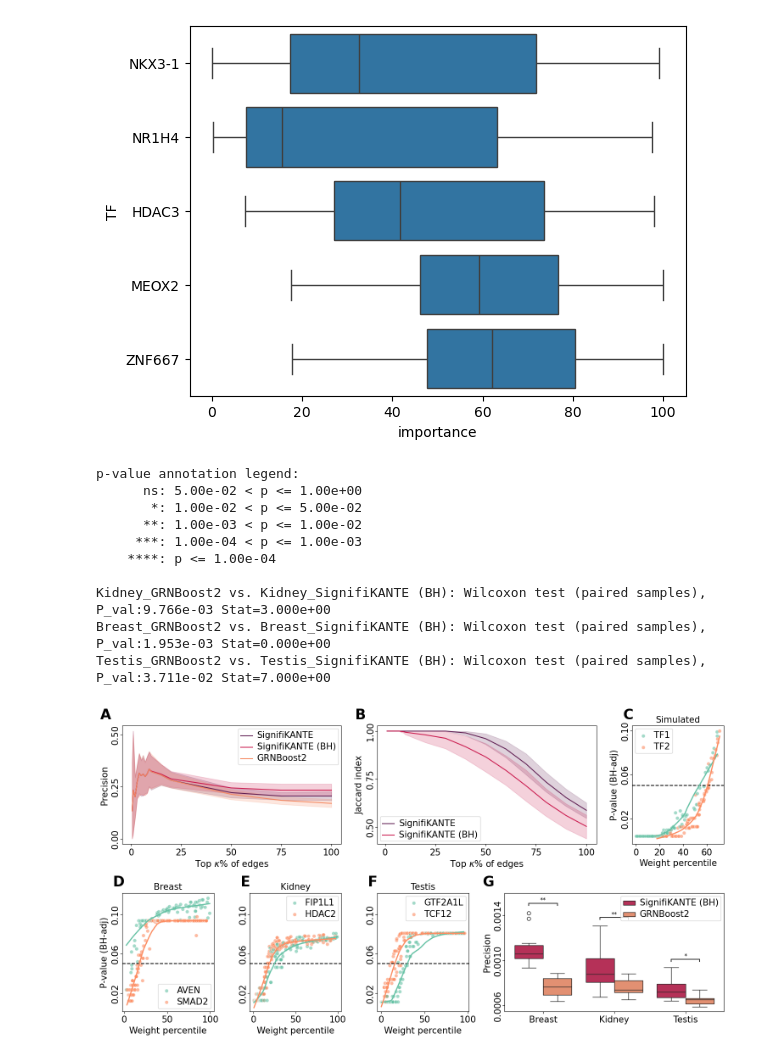
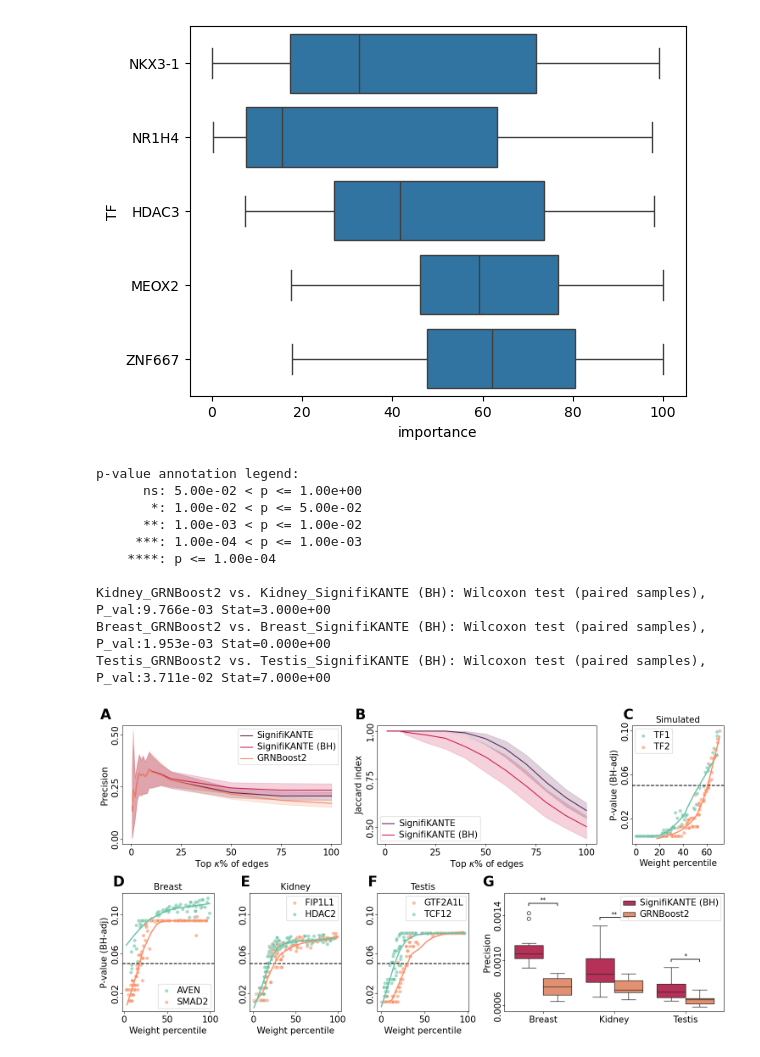
Before and after one commit to bionetslab/SignifiKANTE_Results, a Jupyter notebook: scripts/plotting/plot_precision_results.ipynb, the cells around one changed output. Saved outputs shown, nothing was run; the diff lists cells and outputs as text; code cells hidden in the pictures.

```diff
--- a/scripts/plotting/plot_precision_results.ipynb
+++ b/scripts/plotting/plot_precision_results.ipynb
@@ -402,7 +402,7 @@ for tf, group in breast_sub.groupby("TF"):
 ### Kidney
 kidney_sub = kidney_df[kidney_df['TF'].isin(kidney_tfs)]
 kidney_palette = sns.color_palette("Set2", len(kidney_tfs))
-color_map = dict(zip(kidney_tfs, kidney_palette))
+color_map = dict(zip(kidney_tfs[::-1], kidney_palette))
 
 # Scatter plot with matching colors
 scatter = sns.scatterplot(
@@ -456,7 +456,7 @@ for tf, group in kidney_sub.groupby("TF"):
 ### Testis.
 testis_sub = testis_df[testis_df['TF'].isin(testis_tfs)]
 testis_palette = sns.color_palette("Set2", len(testis_tfs))
-color_map = dict(zip(testis_tfs, testis_palette))
+color_map = dict(zip(testis_tfs[::-1], testis_palette))
 
 # Scatter plot with matching colors
 scatter = sns.scatterplot(
@@ -553,31 +553,31 @@ annotator.configure(
 )
 annotator.apply_and_annotate()
 
 
 labels = {'A': 'A', 'B': 'B', 'C': 'C', 'D' : 'D', 'E' : 'E', 'F' : 'F', 'G' : 'G'}
 
 for key, label in labels.items():
     ax = axs[key]
     ax.text(
         -0.1, 1.15, label,  # x, y (in axes fraction coords)
         transform=ax.transAxes,
         fontsize=24,
         fontweight='bold',
         va='top',
         ha='left'
     )
 
 fig.tight_layout()
 plt.savefig("precision_accuracy_plot.pdf")
 # %% [output]
 p-value annotation legend:
       ns: 5.00e-02 < p <= 1.00e+00
        *: 1.00e-02 < p <= 5.00e-02
       **: 1.00e-03 < p <= 1.00e-02
      ***: 1.00e-04 < p <= 1.00e-03
     ****: p <= 1.00e-04
 
 Kidney_GRNBoost2 vs. Kidney_SignifiKANTE (BH): Wilcoxon test (paired samples), P_val:9.766e-03 Stat=3.000e+00
 Breast_GRNBoost2 vs. Breast_SignifiKANTE (BH): Wilcoxon test (paired samples), P_val:1.953e-03 Stat=0.000e+00
 Testis_GRNBoost2 vs. Testis_SignifiKANTE (BH): Wilcoxon test (paired samples), P_val:3.711e-02 Stat=7.000e+00
-[figure, old version]
+[figure, new version]
```
Also changed, not shown: 3 other files.
